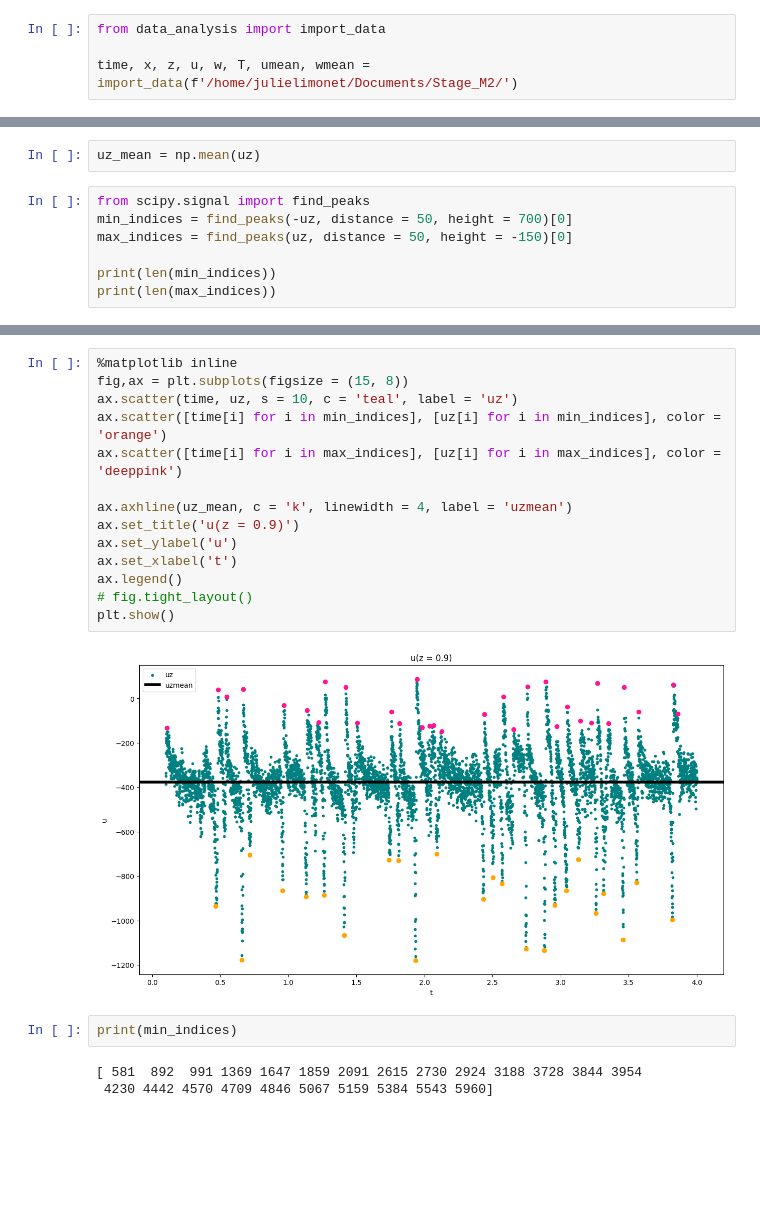
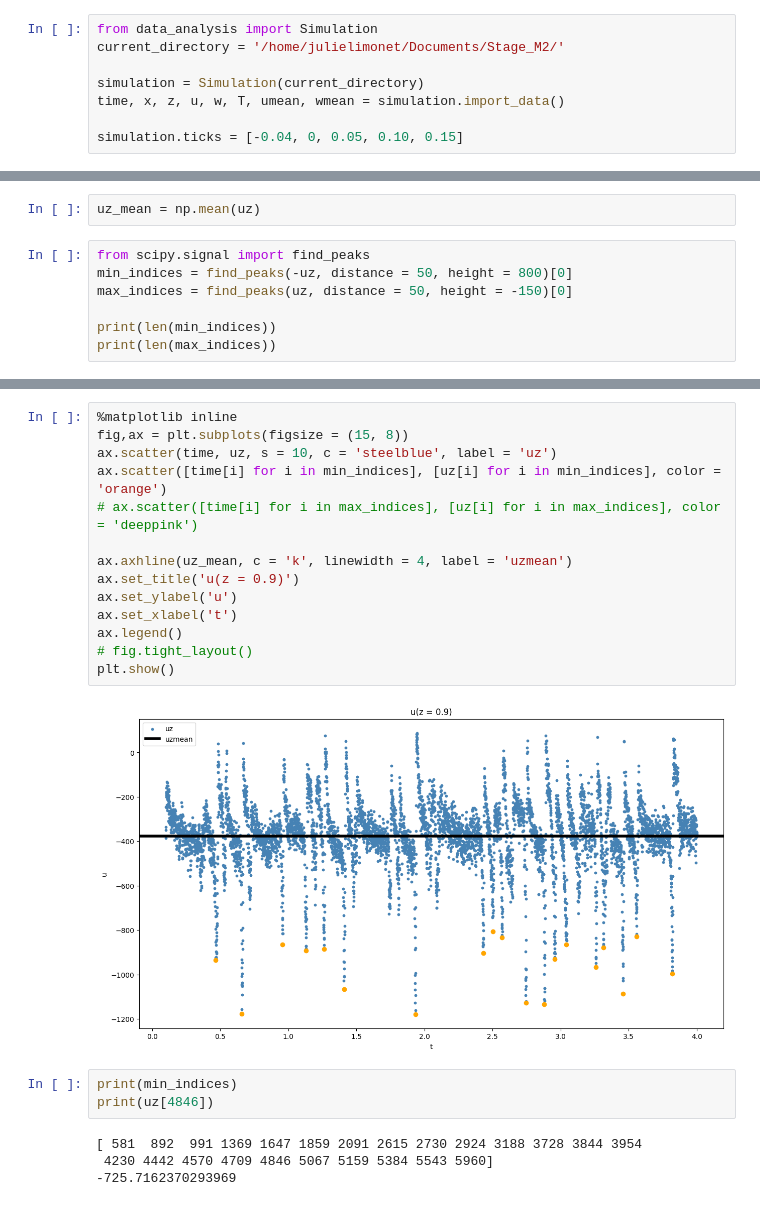
Before and after one commit to Julielmnt/Stage_M2, a Jupyter notebook: code/data_analysis.ipynb, the cells around one changed output, grey strips where cells are left out. Drawn from its saved outputs; the diff is of its cells as text; blank space fills up the shorter version.

```diff
--- a/code/data_analysis.ipynb
+++ b/code/data_analysis.ipynb
@@ -15,4 +15,8 @@ importlib.reload(data_analysis)
 # %%
-from data_analysis import import_data
+from data_analysis import Simulation
+current_directory = '/home/julielimonet/Documents/Stage_M2/'
 
-time, x, z, u, w, T, umean, wmean = import_data(f'/home/julielimonet/Documents/Stage_M2/')
+simulation = Simulation(current_directory)
+time, x, z, u, w, T, umean, wmean = simulation.import_data()
+
+simulation.ticks = [-0.04, 0, 0.05, 0.10, 0.15]
@@ -36,7 +42,7 @@ print(len(time))
 uz_mean = np.mean(uz)
 # %%
 from scipy.signal import find_peaks
-min_indices = find_peaks(-uz, distance = 50, height = 700)[0]
+min_indices = find_peaks(-uz, distance = 50, height = 800)[0]
 max_indices = find_peaks(uz, distance = 50, height = -150)[0]
 
 print(len(min_indices))
@@ -47,21 +64,23 @@ print(len(max_indices))
 # %%
 %matplotlib inline
 fig,ax = plt.subplots(figsize = (15, 8))
-ax.scatter(time, uz, s = 10, c = 'teal', label = 'uz')
+ax.scatter(time, uz, s = 10, c = 'steelblue', label = 'uz')
 ax.scatter([time[i] for i in min_indices], [uz[i] for i in min_indices], color = 'orange')
-ax.scatter([time[i] for i in max_indices], [uz[i] for i in max_indices], color = 'deeppink')
+# ax.scatter([time[i] for i in max_indices], [uz[i] for i in max_indices], color = 'deeppink')
 
 ax.axhline(uz_mean, c = 'k', linewidth = 4, label = 'uzmean')
 ax.set_title('u(z = 0.9)')
 ax.set_ylabel('u')
 ax.set_xlabel('t')
 ax.legend()
 # fig.tight_layout()
 plt.show()
 # %% [output]
-[figure, old version]
+[figure, new version]
 # %%
 print(min_indices)
+print(uz[4846])
 # %% [output]
 [ 581  892  991 1369 1647 1859 2091 2615 2730 2924 3188 3728 3844 3954
  4230 4442 4570 4709 4846 5067 5159 5384 5543 5960]
+-725.7162370293969
```
Also changed, not shown: parts of 14 cells of this notebook, 2 other files.
